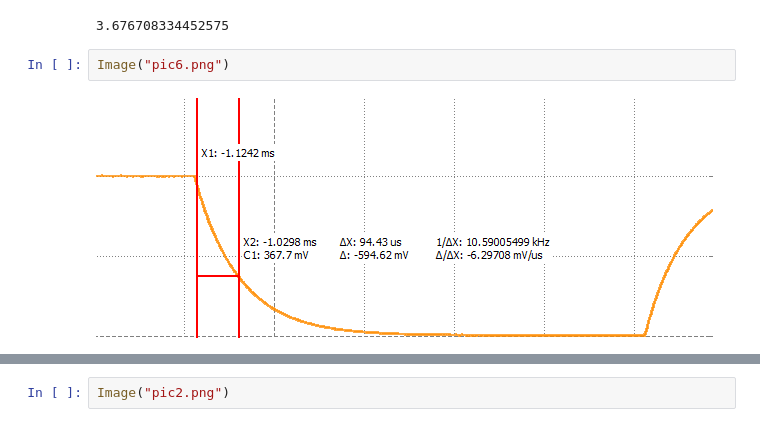
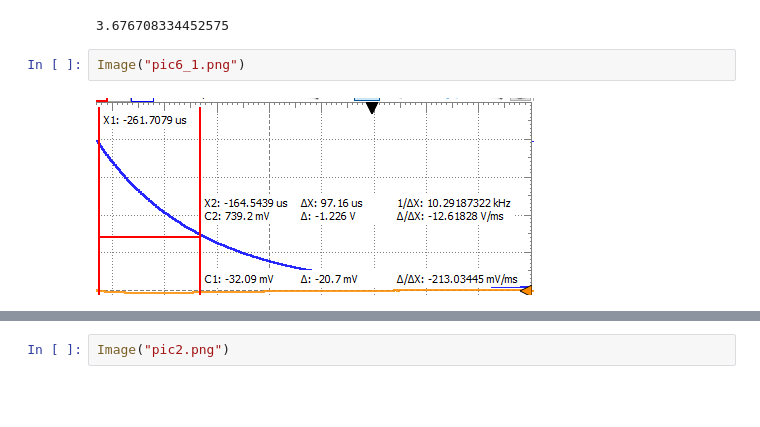
Before and after one commit to OwenGaustad2022/Electronics-330, a Jupyter notebook: Labs/Lab3/Lab3.ipynb, the cells around one changed output, grey strips where cells are left out. Saved outputs shown, nothing was run; the diff lists cells and outputs as text; blank space fills up the shorter version.

```diff
--- a/Labs/Lab3/Lab3.ipynb
+++ b/Labs/Lab3/Lab3.ipynb
@@ -51,6 +51,6 @@ capacitorV(3.677,94.42*10**(-6),.00001)
 # %% [output]
 3.676708334452575
 # %%
-Image("pic6.png")
+Image("pic6_1.png")
 # %% [output]
-[figure, old version]
+[figure, new version]
```
Also changed, not shown: parts of 21 cells of this notebook, 16 other files.
